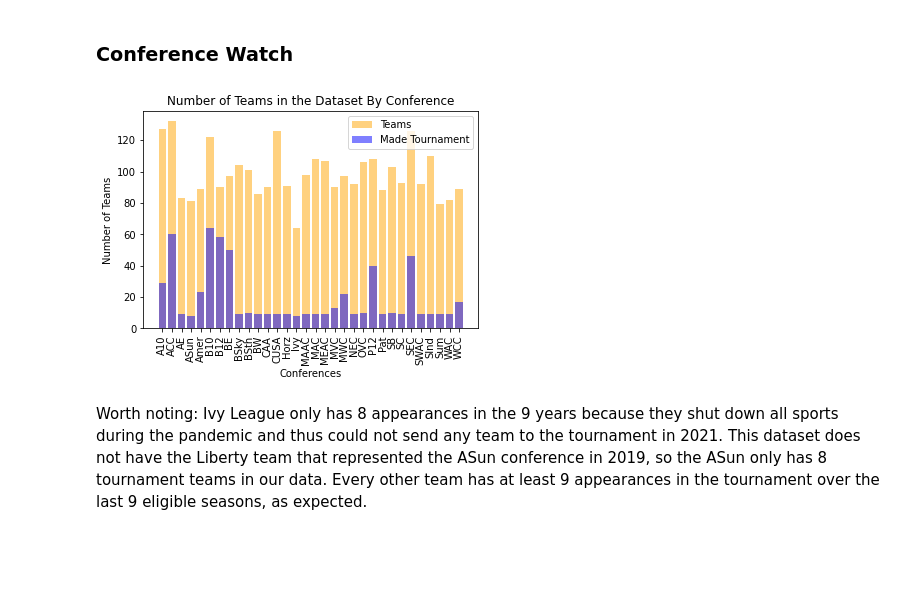
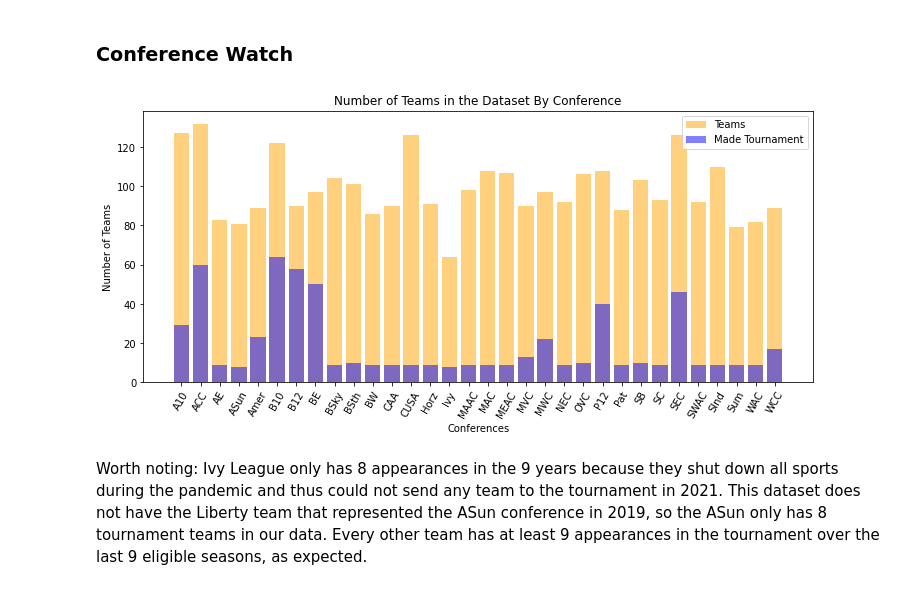
Before and after one commit to memphismiles/CBBConferences, a Jupyter notebook: CBBConferences.ipynb, the cells around one changed output. Drawn from its saved outputs; the diff is of its cells as text; code cells hidden in the pictures; blank space fills up the shorter version.

```diff
--- a/CBBConferences.ipynb
+++ b/CBBConferences.ipynb
@@ -84,16 +84,17 @@ data.POSTSEASON = data.POSTSEASON.astype(cat_type)
 team_count = data.groupby('CONF').TEAM.count()
 tourney_count = data.groupby('CONF').TOURNEY.sum()
 # %%
+plt.figure(figsize=(12,5))
 plt.bar(team_count.index, height = team_count, color = 'orange', alpha = 0.5, label = 'Teams')
 plt.bar(tourney_count.index, height = tourney_count, color = 'blue', alpha = 0.5, label = 'Made Tournament')
-plt.xticks(rotation = 90)
+plt.xticks(rotation = 60)
 plt.legend()
 plt.title("Number of Teams in the Dataset By Conference")
 plt.xlabel("Conferences")
 plt.ylabel("Number of Teams")
 plt.show()
 # %% [output]
-[figure, old version]
+[figure, new version]
 # %% [markdown]
 Worth noting: Ivy League only has 8 appearances in the 9 years because they shut down all sports during the pandemic and thus could not send any team to the tournament in 2021. This dataset does not have the Liberty team that represented the ASun conference in 2019, so the ASun only has 8 tournament teams in our data. Every other team has at least 9 appearances in the tournament over the last 9 eligible seasons, as expected.
 # %% [markdown]
```
Also changed, not shown: parts of 22 cells of this notebook.
